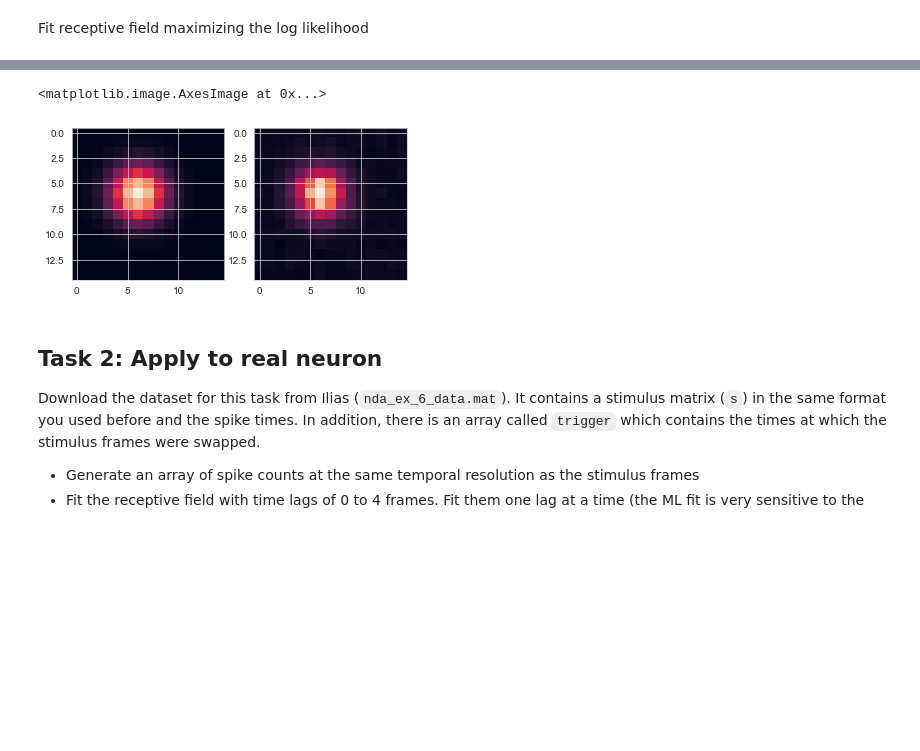
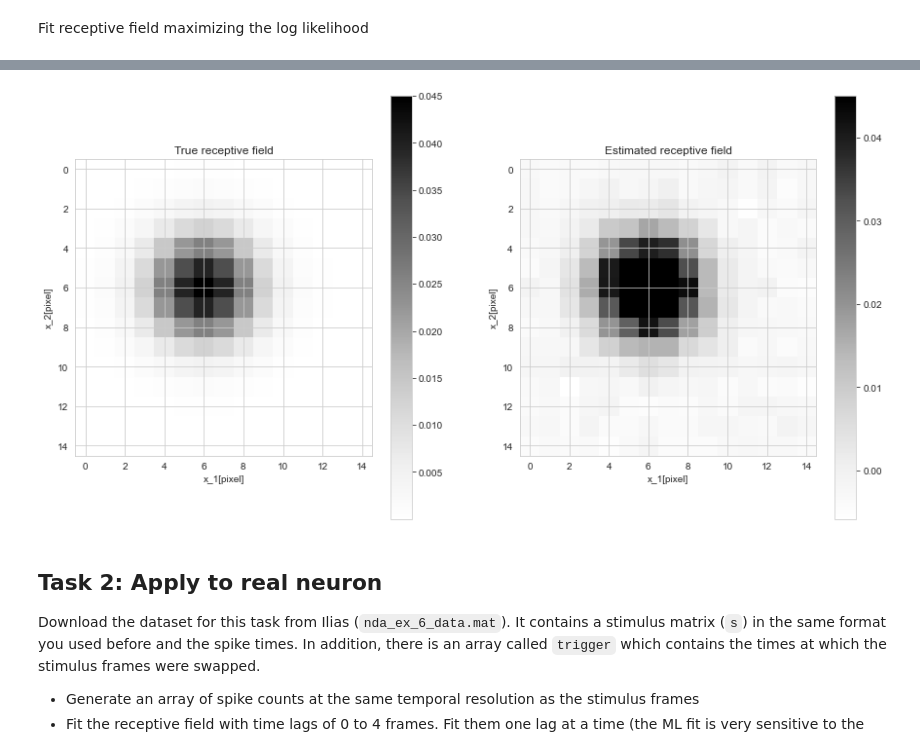
Before and after one commit to mdittschar/NDS, a Jupyter notebook: CodingLab7.ipynb, the cells around one changed output, grey strips where cells are left out. Saved outputs shown, nothing was run; the diff lists cells and outputs as text; code cells hidden in the pictures; blank space fills up the shorter version.

Commit message:
Plots 1-4

```diff
--- a/CodingLab7.ipynb
+++ b/CodingLab7.ipynb
@@ -347,20 +293,28 @@ Current f:  795059979464716.6
 # %%
 # insert your code here
 
 # ------------------------------------
 # Plot the ground truth and estimated
 # `w` side by side. (0.5 pts)
 # ------------------------------------
 
-fig, axs = plt.subplots(1,2)
+fig, axs = plt.subplots(1,2, figsize= (15,8))
 result_task1 = res.jac.reshape((15,15))
 result_task1 = result_task1 /np.sum(result_task1)
 w_im = np.reshape(w, (15,15))
-axs[0].imshow(w_im, vmin=np.min(w), vmax=np.max(w))
-axs[1].imshow(result_task1, vmin =np.min(result_task1), vmax=np.max(result_task1))
+plot0=axs[0].imshow(w_im, vmin=np.min(w), vmax=0.045, cmap='Greys')
+axs[0].set_title("True receptive field")
+axs[0].set_xlabel("x_1[pixel]")
+axs[0].set_ylabel("x_2[pixel]")
+plt.colorbar(plot0, ax=axs[0])
+plot1= axs[1].imshow(result_task1, vmin =np.min(result_task1), vmax=0.045,cmap='Greys')
+axs[1].set_title("Estimated receptive field")
+axs[1].set_xlabel("x_1[pixel]")
+axs[1].set_ylabel("x_2[pixel]")
+plt.colorbar(plot1)
+plt.show()
 # %% [output]
-<matplotlib.image.AxesImage at 0x...>
-[figure, old version]
+[figure, new version]
 # %% [markdown]
 ## Task 2: Apply to real neuron
 
```
Also changed, not shown: parts of 30 cells of this notebook.
